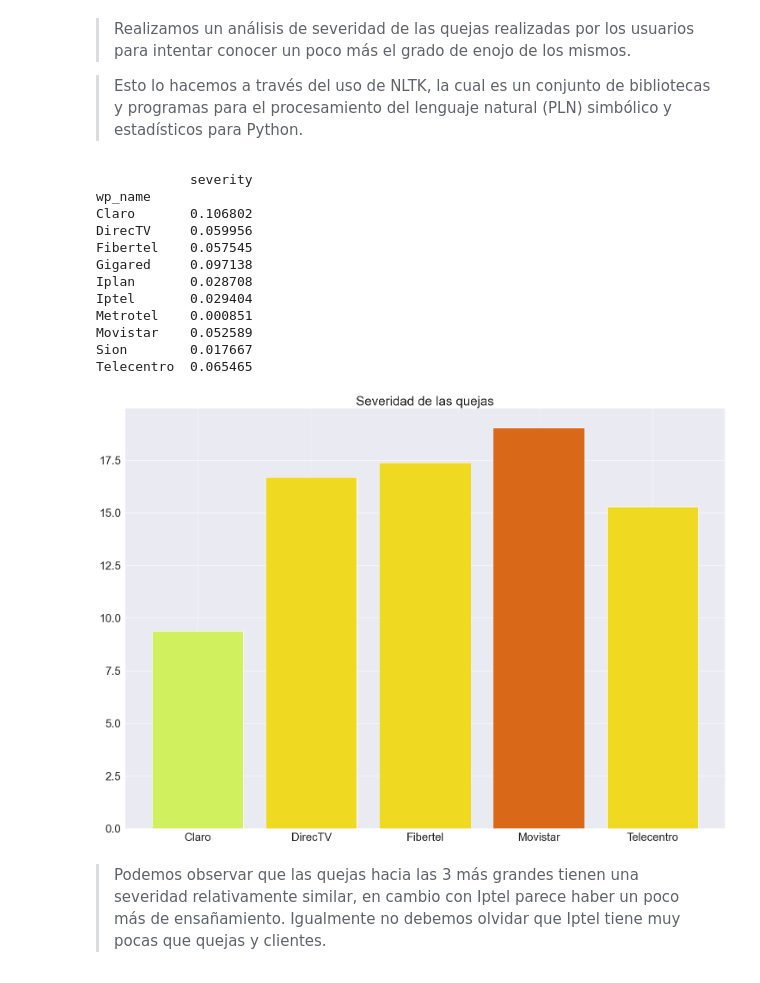
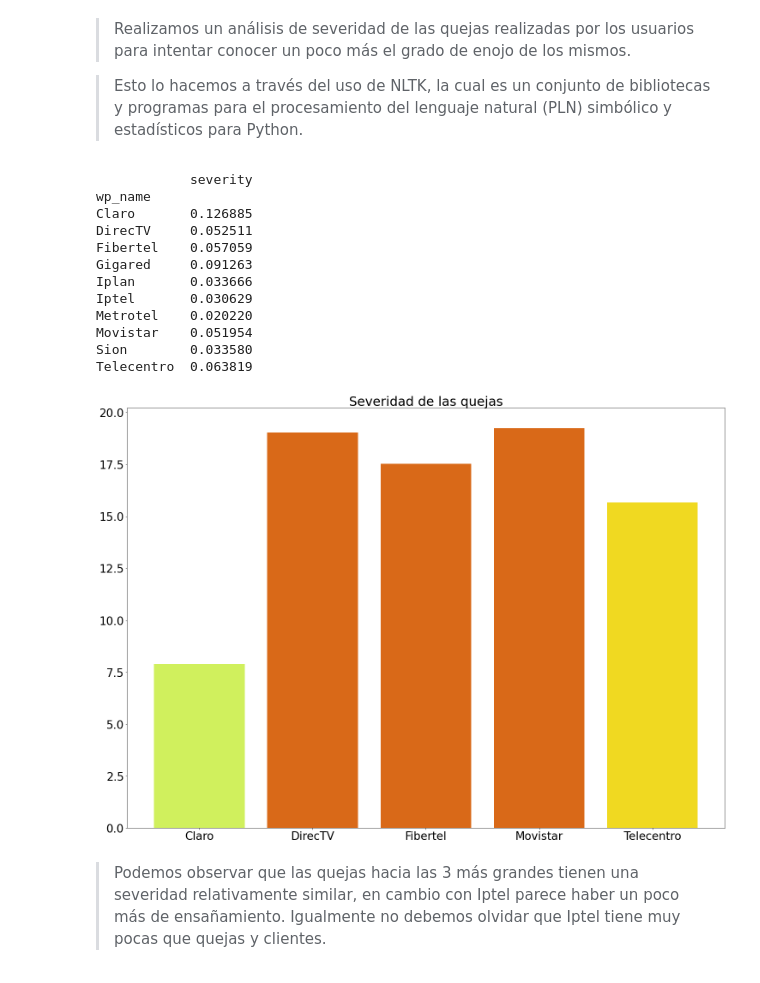
Before and after one commit to nanaccachian/wifi-twitter-data-analysis, a Jupyter notebook: Proyecto final/twitter_notebook.ipynb, the cells around one changed output. Saved outputs shown, nothing was run; the diff lists cells and outputs as text; code cells hidden in the pictures.

```diff
--- a/Proyecto final/twitter_notebook.ipynb
+++ b/Proyecto final/twitter_notebook.ipynb
@@ -59,7 +61,6 @@ plt.show()
 
 >Esto lo hacemos a través del uso de  NLTK, la cual es un conjunto de bibliotecas y programas para el procesamiento del lenguaje natural (PLN) simbólico y estadísticos para Python.
 # %%
-codecs.register_error("strict", codecs.ignore_errors)
 # Obtengo a partir de los datos de la BD la información de todos los tweets,  quotes y replies para poder
 # analizar la severidad de cada uno.
 df_replies = pd.read_sql_query('SELECT * FROM fact_replies JOIN dim_wifi_providers dwp on fact_replies.rp_wifi_provider = dwp.wp_id', engine)
@@ -92,41 +93,41 @@ print(df_severity)
 # %% [output]
             severity
 wp_name
-Claro       0.106802
-DirecTV     0.059956
-Fibertel    0.057545
-Gigared     0.097138
-Iplan       0.028708
-Iptel       0.029404
-Metrotel    0.000851
-Movistar    0.052589
-Sion        0.017667
-Telecentro  0.065465
+Claro       0.126885
+DirecTV     0.052511
+Fibertel    0.057059
+Gigared     0.091263
+Iplan       0.033666
+Iptel       0.030629
+Metrotel    0.020220
+Movistar    0.051954
+Sion        0.033580
+Telecentro  0.063819
 # %%
 #Grafico de severidad
 
 empresa = ['Claro', 'DirecTV', 'Fibertel', 'Movistar', 'Telecentro']
 
 claro = 1/(df_severity['severity']['Claro'])
 dtv = 1/(df_severity['severity']['DirecTV'])
 fib = 1/(df_severity['severity']['Fibertel'])
 mov = 1/(df_severity['severity']['Movistar'])
 tel = 1/(df_severity['severity']['Telecentro'])
 
 severity = [claro, dtv, fib, mov, tel]
 
 #Escalamos colores para hacer notar la severidad
 plt.figure(figsize=(25,18))
-plt.bar(empresa, severity, color = ['#D0F05D', '#F0D921', '#F0D921', '#D96918', '#F0D921'])
+plt.bar(empresa, severity, color = ['#D0F05D', '#D96918', '#D96918', '#D96918', '#F0D921'])
 
 #color=['#D96918', '#F0D921', '#F0D921', '#D96918','#D0F05D','#D0F05D','#D0F05D', '#F0D921', '#D0F05D','#F0D921' ]
 
 plt.title('Severidad de las quejas', fontsize=30)
 plt.xticks(fontsize=26)
 plt.yticks(fontsize=26)
 plt.show()
 # %% [output]
-[figure, old version]
+[figure, new version]
 # %% [markdown]
 >Podemos observar que las quejas hacia las 3 más grandes tienen una severidad relativamente similar, en cambio con Iptel parece haber un poco más de ensañamiento. Igualmente no debemos olvidar que Iptel tiene muy pocas que quejas y clientes.
 # %% [markdown]
```
Also changed, not shown: parts of 17 cells of this notebook.
